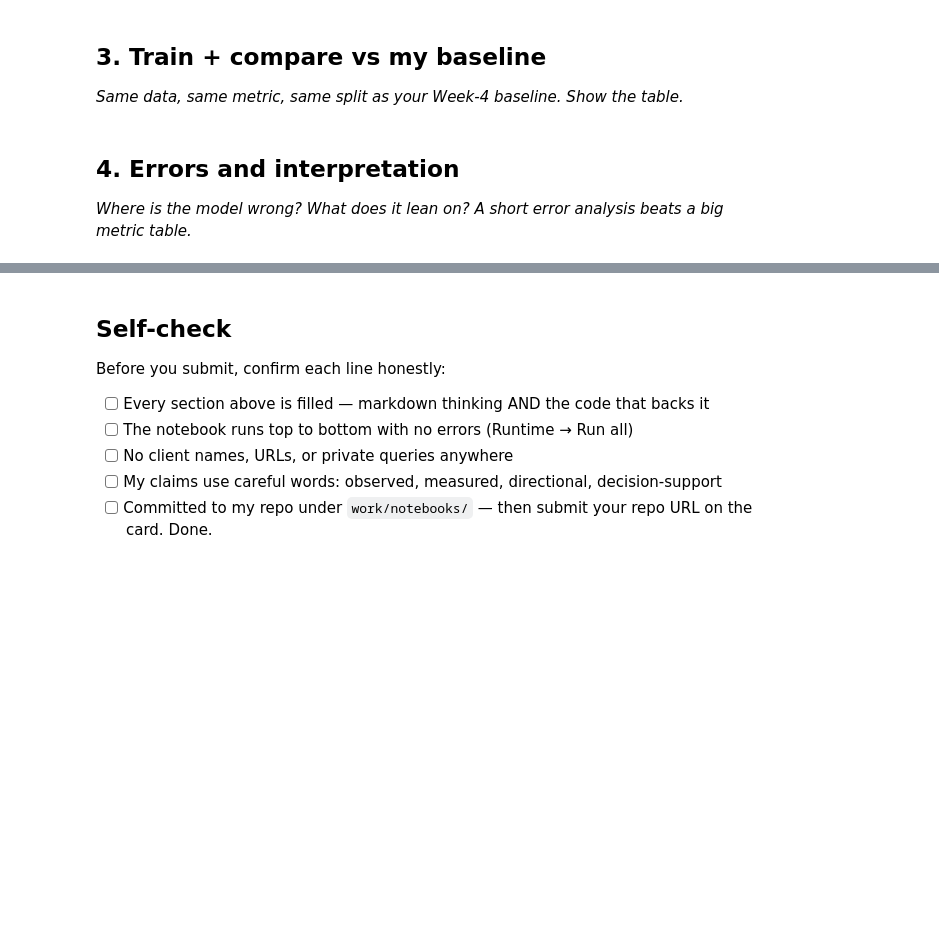
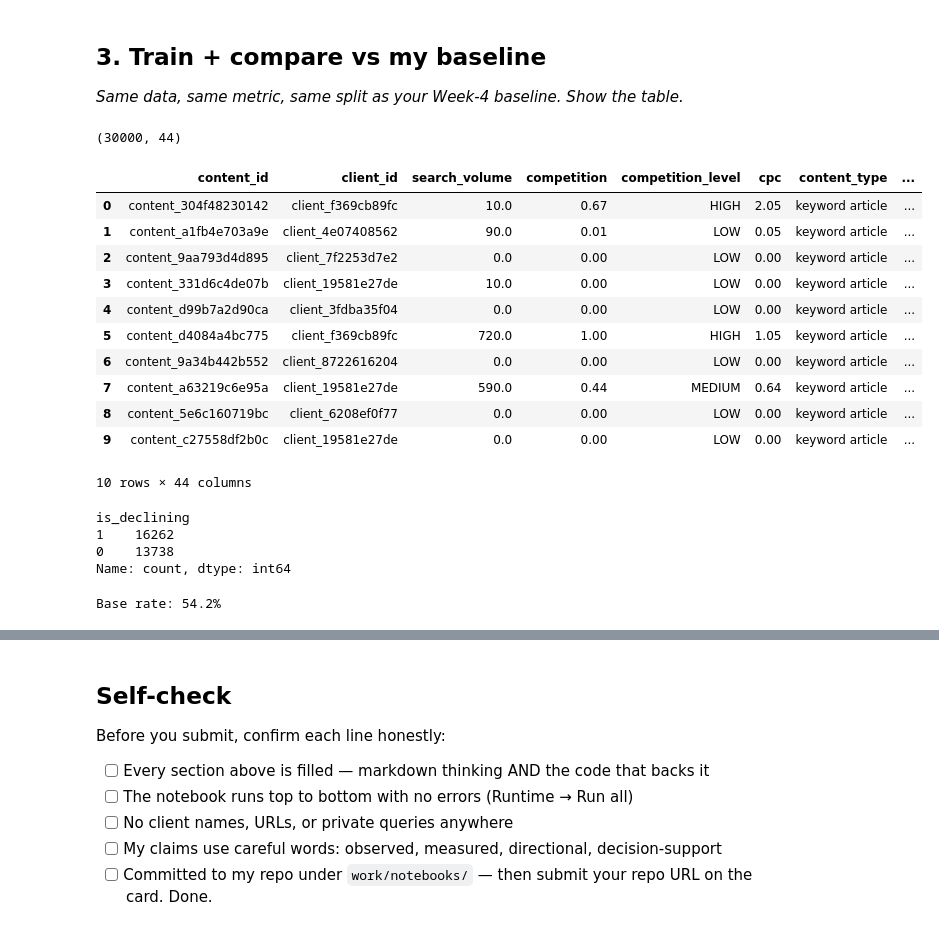
Before and after one commit to shah833/Flyrank-ML-Internship, a Jupyter notebook: work/notebooks/w05_model.ipynb, the cells around one changed output, grey strips where cells are left out. Cells and saved outputs as stored; diff of their text form; code cells hidden in the pictures; blank space fills up the shorter version.

```diff
--- a/work/notebooks/w05_model.ipynb
+++ b/work/notebooks/w05_model.ipynb
@@ -30,4 +33,40 @@ This skeleton is yours to fill. Work the sections **in order** — each one has
-# %% [markdown]
-## 4. Errors and interpretation
-
-*Where is the model wrong? What does it lean on? A short error analysis beats a big metric table.*
+# %%
+import os, sys, subprocess
+
+if not os.path.isdir("Flyrank-ML-Internship"):
+    subprocess.run(["git", "clone", "--depth", "1", "https://github.com/shah833/Flyrank-ML-Internship"])
+
+os.chdir("Flyrank-ML-Internship")
+subprocess.run([sys.executable, "-m", "pip", "install", "-q", "-r", "requirements.txt"])
+
+import pandas as pd
+df = pd.read_csv("data/raw/content_refresh_anonymized.csv")
+print(df.shape)
+df.head(10)
+# %% [output]
+(30000, 44)
+|  | content_id | client_id | search_volume | competition | competition_level | cpc | content_type | ... |
+| 0 | content_304f48230142 | client_f369cb89fc | 10.0 | 0.67 | HIGH | 2.05 | keyword article | ... |
+| 1 | content_a1fb4e703a9e | client_4e07408562 | 90.0 | 0.01 | LOW | 0.05 | keyword article | ... |
+| 2 | content_9aa793d4d895 | client_7f2253d7e2 | 0.0 | 0.00 | LOW | 0.00 | keyword article | ... |
+| 3 | content_331d6c4de07b | client_19581e27de | 10.0 | 0.00 | LOW | 0.00 | keyword article | ... |
+| 4 | content_d99b7a2d90ca | client_3fdba35f04 | 0.0 | 0.00 | LOW | 0.00 | keyword article | ... |
+| 5 | content_d4084a4bc775 | client_f369cb89fc | 720.0 | 1.00 | HIGH | 1.05 | keyword article | ... |
+| 6 | content_9a34b442b552 | client_8722616204 | 0.0 | 0.00 | LOW | 0.00 | keyword article | ... |
+| 7 | content_a63219c6e95a | client_19581e27de | 590.0 | 0.44 | MEDIUM | 0.64 | keyword article | ... |
+| 8 | content_5e6c160719bc | client_6208ef0f77 | 0.0 | 0.00 | LOW | 0.00 | keyword article | ... |
+| 9 | content_c27558df2b0c | client_19581e27de | 0.0 | 0.00 | LOW | 0.00 | keyword article | ... |
+10 rows × 44 columns
+# %%
+df["is_declining"] = (df["trend_direction"] == "down").astype(int)
+print(df["is_declining"].value_counts())
+# %% [output]
+is_declining
+1    16262
+0    13738
+Name: count, dtype: int64
+# %%
+base_rate = df["is_declining"].value_counts(normalize=True).max()
+print(f"Base rate: {base_rate:.1%}")
+# %% [output]
+Base rate: 54.2%
```
Also changed, not shown: parts of 15 cells of this notebook.
